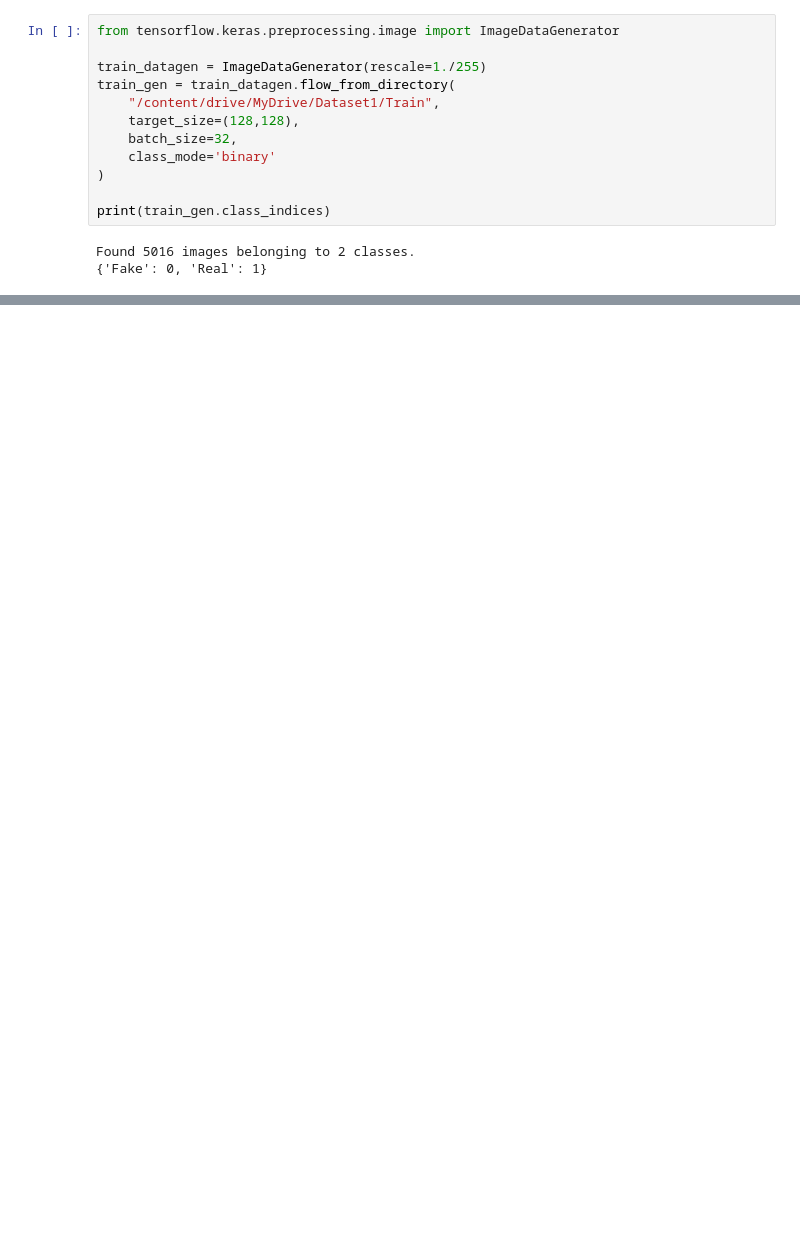
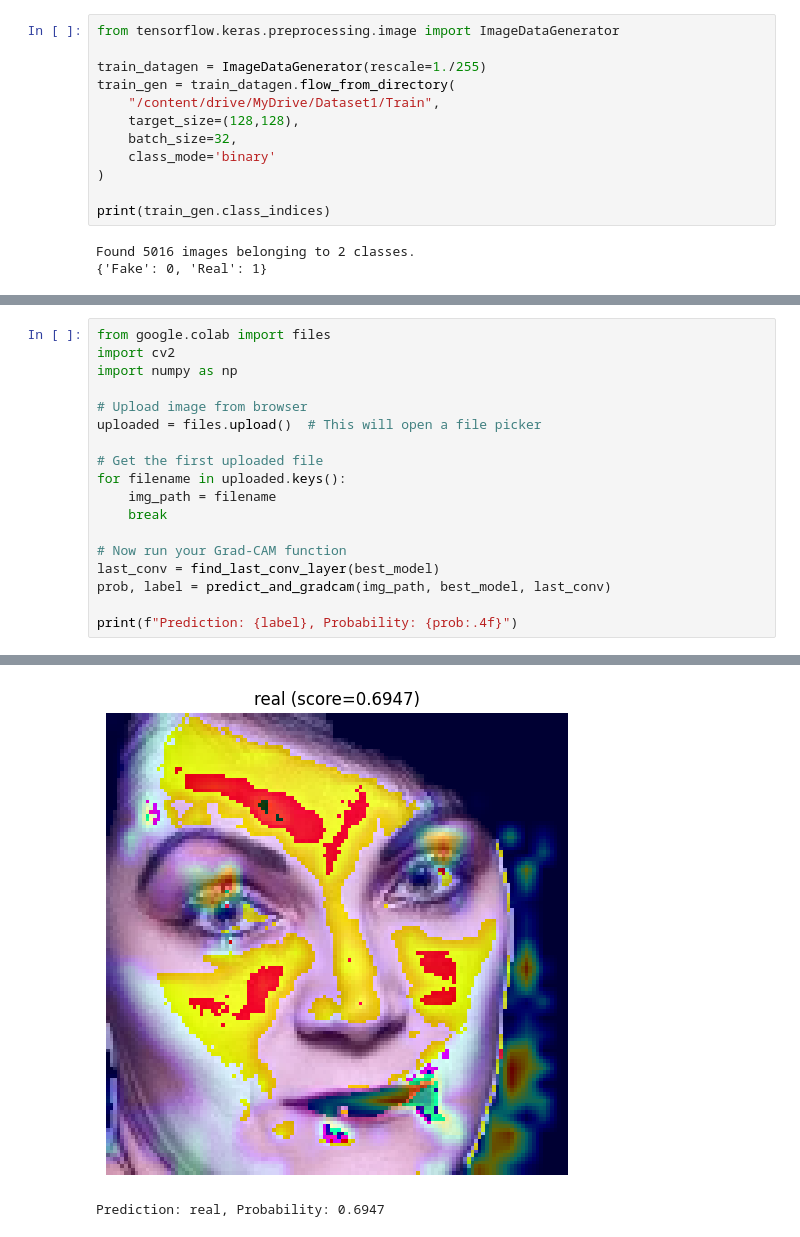
Before and after one commit to 23003324/deepfake_detection, a Jupyter notebook: kfold.ipynb, the cells around one changed output, grey strips where cells are left out. Saved outputs shown, nothing was run; the diff lists cells and outputs as text; blank space fills up the shorter version.

```diff
--- a/kfold (1).ipynb
+++ b/kfold.ipynb
@@ -966,0 +1006,19 @@ Prediction: REAL, Probability: 0.9462
+# %%
+from google.colab import files
+import cv2
+import numpy as np
+
+# Upload image from browser
+uploaded = files.upload()  # This will open a file picker
+
+# Get the first uploaded file
+for filename in uploaded.keys():
+    img_path = filename
+    break
+
+# Now run your Grad-CAM function
+last_conv = find_last_conv_layer(best_model)
+prob, label = predict_and_gradcam(img_path, best_model, last_conv)
+
+print(f"Prediction: {label}, Probability: {prob:.4f}")
+# %% [output]
@@ -966,0 +1028,2 @@ Prediction: REAL, Probability: 0.9462
+[figure, added]
+Prediction: real, Probability: 0.6947
```
Also changed, not shown: parts of 12 cells of this notebook, 1 other file.
